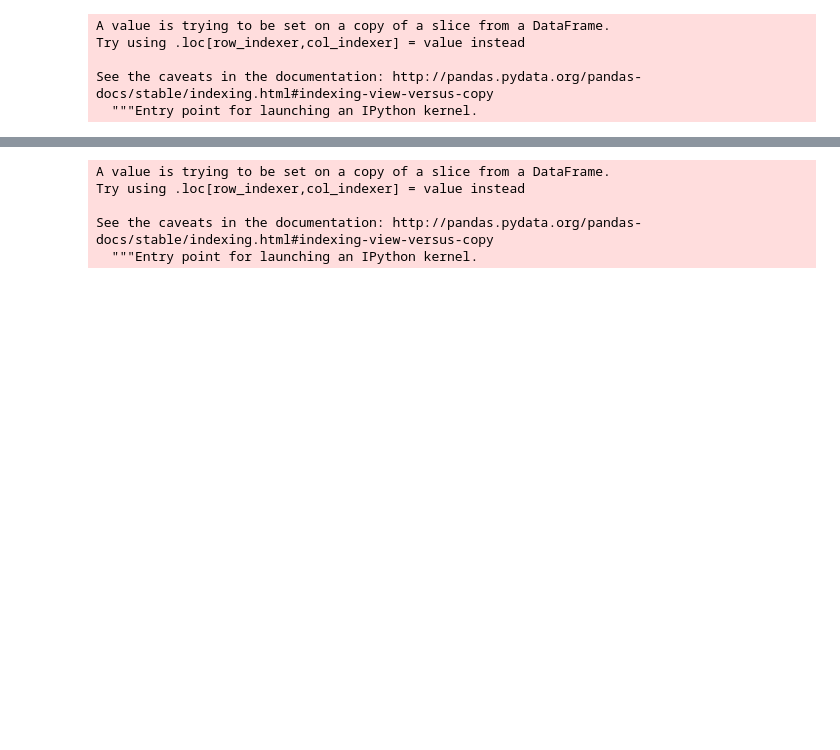
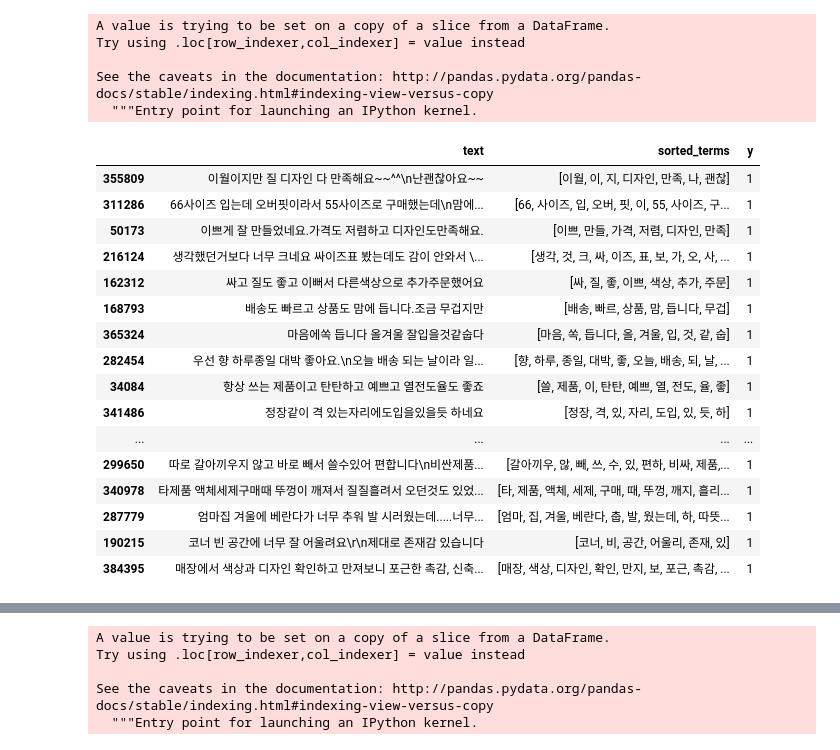
Before and after one commit to joonable/playground, a Jupyter notebook: prd_review/select_trainset.ipynb, the cells around one changed output, grey strips where cells are left out. Cells and saved outputs as stored; diff of their text form; code cells hidden in the pictures; blank space fills up the shorter version.

```diff
--- a/prd_review/select_trainset.ipynb
+++ b/prd_review/select_trainset.ipynb
@@ -69,6 +77,26 @@ Try using .loc[row_indexer,col_indexer] = value instead
 
 See the caveats in the documentation: http://pandas.pydata.org/pandas-docs/stable/indexing.html#indexing-view-versus-copy
   """Entry point for launching an IPython kernel.
+# %%
+df_positive.sample(20)
+# %% [output]
+|  | text | sorted_terms | y |
+| 355809 | 이월이지만 질 디자인 다 만족해요~~^^\n난괜찮아요~~ | [이월, 이, 지, 디자인, 만족, 나, 괜찮] | 1 |
+| 311286 | 66사이즈 입는데 오버핏이라서 55사이즈로 구매했는데\n맘에... | [66, 사이즈, 입, 오버, 핏, 이, 55, 사이즈, 구... | 1 |
+| 50173 | 이쁘게 잘 만들었네요.가격도 저렴하고 디자인도만족해요. | [이쁘, 만들, 가격, 저렴, 디자인, 만족] | 1 |
+| 216124 | 생각했던거보다 너무 크네요 싸이즈표 봤는데도 감이 안와서 \... | [생각, 것, 크, 싸, 이즈, 표, 보, 가, 오, 사, ... | 1 |
+| 162312 | 싸고 질도 좋고 이뻐서 다른색상으로 추가주문했어요 | [싸, 질, 좋, 이쁘, 색상, 추가, 주문] | 1 |
+| 168793 | 배송도 빠르고 상품도 맘에 듭니다.조금 무겁지만 | [배송, 빠르, 상품, 맘, 듭니다, 무겁] | 1 |
+| 365324 | 마음에쏙 듭니다 올겨울 잘입을것같숩다 | [마음, 쏙, 듭니다, 올, 겨울, 입, 것, 같, 숩] | 1 |
+| 282454 | 우선 향 하루종일 대박 좋아요.\n오늘 배송 되는 날이라 일... | [향, 하루, 종일, 대박, 좋, 오늘, 배송, 되, 날, ... | 1 |
+| 34084 | 항상 쓰는 제품이고 탄탄하고 예쁘고 열전도율도 좋죠 | [쓸, 제품, 이, 탄탄, 예쁘, 열, 전도, 율, 좋] | 1 |
+| 341486 | 정장같이 격 있는자리에도입을있을듯 하네요 | [정장, 격, 있, 자리, 도입, 있, 듯, 하] | 1 |
+| ... | ... | ... | ... |
+| 299650 | 따로 갈아끼우지 않고 바로 빼서 쓸수있어 편합니다\n비싼제품... | [갈아끼우, 않, 빼, 쓰, 수, 있, 편하, 비싸, 제품,... | 1 |
+| 340978 | 타제품 액체세제구매때 뚜껑이 깨져서 질질흘려서 오던것도 있었... | [타, 제품, 액체, 세제, 구매, 때, 뚜껑, 깨지, 흘리... | 1 |
+| 287779 | 엄마집 겨울에 베란다가 너무 추워 발 시러웠는데.....너무... | [엄마, 집, 겨울, 베란다, 춥, 발, 웠는데, 하, 따뜻... | 1 |
+| 190215 | 코너 빈 공간에 너무 잘 어울려요\r\n제대로 존재감 있습니다 | [코너, 비, 공간, 어울리, 존재, 있] | 1 |
+| 384395 | 매장에서 색상과 디자인 확인하고 만져보니 포근한 촉감, 신축... | [매장, 색상, 디자인, 확인, 만지, 보, 포근, 촉감, ... | 1 |
 # %%
 # 0 : len_terms 5 이상 / score <= 75
 df_negative = df.loc[(df.len_terms>5)  & (df.score <= 75)]
```
Also changed, not shown: parts of 30 cells of this notebook, 5 other files.
